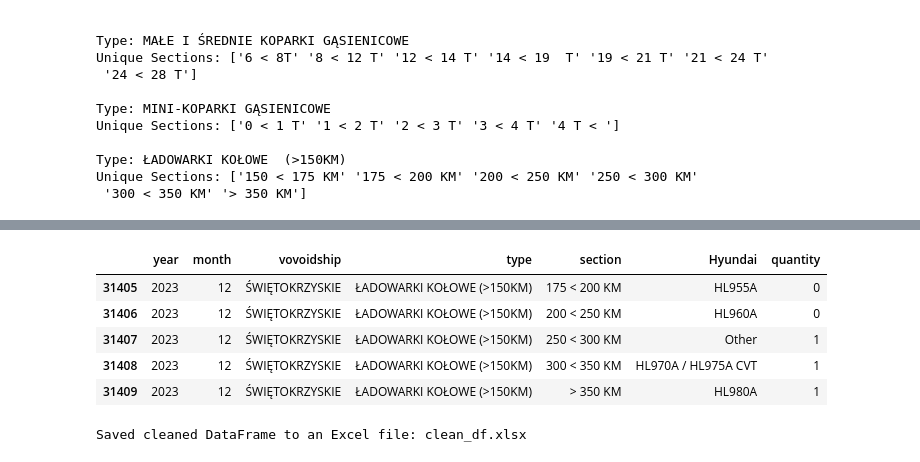
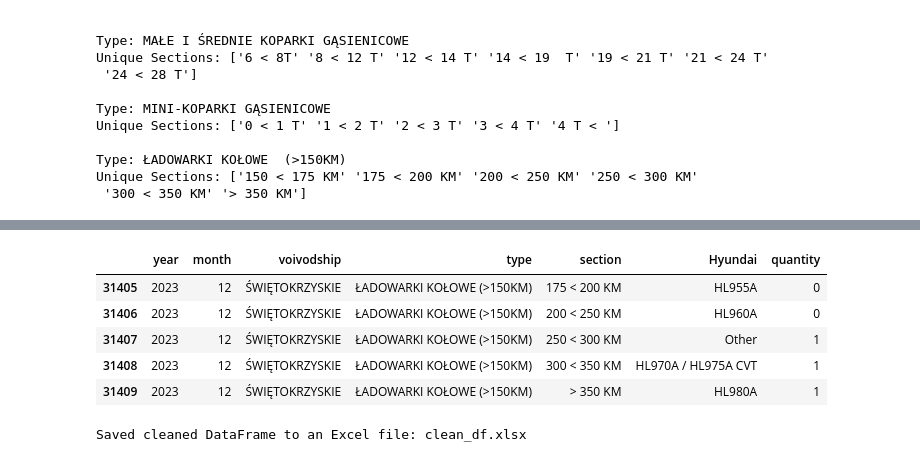
Before and after one commit to drajczak/cm-market-analysys, a Jupyter notebook: cm-market-analysys.ipynb, the cells around one changed output, grey strips where cells are left out. Cells and saved outputs as stored; diff of their text form; code cells hidden in the pictures.

```diff
--- a/cm-market-analysys.ipynb
+++ b/cm-market-analysys.ipynb
@@ -735,10 +737,10 @@ complete_df.tail()
 | 42838 | 2020 | 8 | ZACHODNIOPOMORSKIE | ŁADOWARKI KOŁOWE (>150KM) | 300 < 350 KM | HL970A / HL975A CTV | 0 |
 | 42839 | 2020 | 8 | ZACHODNIOPOMORSKIE | ŁADOWARKI KOŁOWE (>150KM) | > 350 KM | HL980A | 0 |
 # %%
-complete_df = complete_df.sort_values(by=['year', 'month', 'vovoidship', 'type', 'section'])
+complete_df = complete_df.sort_values(by=['year', 'month', 'voivodship', 'type', 'section'])
 complete_df.tail()
 # %% [output]
-|  | year | month | vovoidship | type | section | Hyundai | quantity |
+|  | year | month | voivodship | type | section | Hyundai | quantity |
 | 31405 | 2023 | 12 | ŚWIĘTOKRZYSKIE | ŁADOWARKI KOŁOWE (>150KM) | 175 < 200 KM | HL955A | 0 |
 | 31406 | 2023 | 12 | ŚWIĘTOKRZYSKIE | ŁADOWARKI KOŁOWE (>150KM) | 200 < 250 KM | HL960A | 0 |
 | 31407 | 2023 | 12 | ŚWIĘTOKRZYSKIE | ŁADOWARKI KOŁOWE (>150KM) | 250 < 300 KM | Other | 1 |
```
Also changed, not shown: parts of 13 cells of this notebook.
